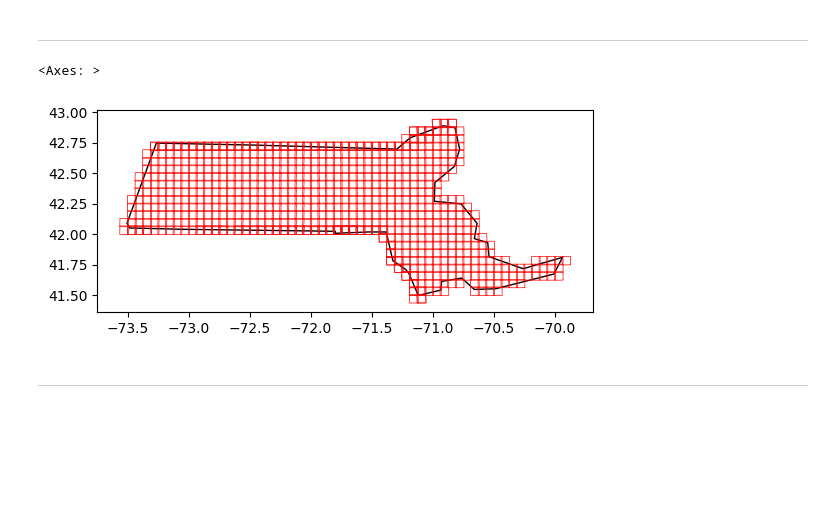
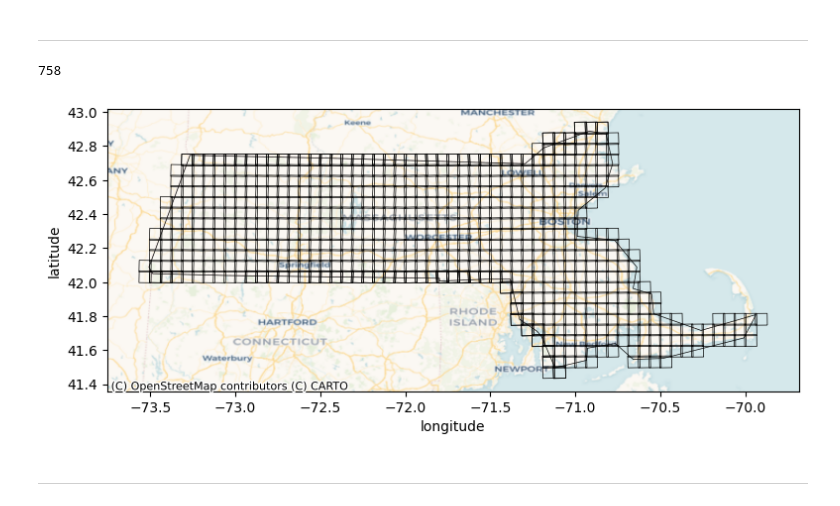
Before and after one commit to AdeelH/raster-vision, a Jupyter notebook: docs/usage/tutorials/queryable-earth/QE_NAIP.ipynb, the cells around one changed output. Drawn from its saved outputs; the diff is of its cells as text; code cells hidden in the pictures; blank space fills up the shorter version.

```diff
--- a/docs/usage/tutorials/queryable-earth/QE_NAIP.ipynb
+++ b/docs/usage/tutorials/queryable-earth/QE_NAIP.ipynb
@@ -46,19 +40,18 @@ from shapely.geometry import mapping, shape
 import geopandas as gpd
 import rasterio as rio
 # %%
-df = gpd.read_file('us-states.json')
-df.plot()
+df = gpd.read_file('data/us-states.json')
+df_aoi = df[df.name == 'Massachusetts']
+# df_aoi = df[df.name == 'Pennsylvania']
-# %% [output]
-<Axes: >
 # %%
-df_aoi = df[df.name == 'Massachusetts']
-# df_aoi = df[df.name == 'Pennsylvania']
-# aoi = df_aoi.geometry.unary_union.simplify(0)
-# catalog = pystac_client.Client.open('https://earth-search.aws.element84.com/v1')
-# items = catalog.search(
-#     intersects=mapping(aoi),
-#     collections=['naip'],
-#     datetime='2021-01-01/2021-12-31',
-# ).get_all_items()
-# len(items)
+aoi = df_aoi.geometry.unary_union.simplify(0)
+catalog = pystac_client.Client.open('https://earth-search.aws.element84.com/v1')
+items = catalog.search(
+    intersects=mapping(aoi),
+    collections=['naip'],
+    datetime='2021-01-01/2021-12-31',
+).item_collection()
+len(items)
+# %% [output]
+758
 # %%
@@ -66,11 +59,18 @@ df_aoi = df[df.name == 'Massachusetts']
 # %%
-# items = ItemCollection.from_file('stac_items_naip_MA.json')
+items = ItemCollection.from_file('data/stac_items_naip_MA.json')
+# %%
+df_items = gpd.GeoDataFrame.from_features(items)
 # %%
-ax = df_aoi.plot(ec='k', fc='none')
-gpd.GeoDataFrame.from_features(items).plot(ec='r', fc='none', lw=0.5, ax=ax)
+plt.close('all')
+fig, ax = plt.subplots(figsize=(9, 5))
+df_aoi.plot(ax=ax, ec='k', fc='none', lw=0.5)
+df_items.plot(ax=ax, ec='k', fc='none', lw=0.5)
+cx.add_basemap(ax, crs='epsg:4326', source=cx.providers.CartoDB.Voyager)
+ax.set_xlabel('longitude')
+ax.set_ylabel('latitude')
 plt.show()
 # %% [output]
-[figure, old version]
+[figure, new version]
 # %% [markdown]
 ---
 # %%
```
Also changed, not shown: parts of 16 cells of this notebook, 1 other file.
